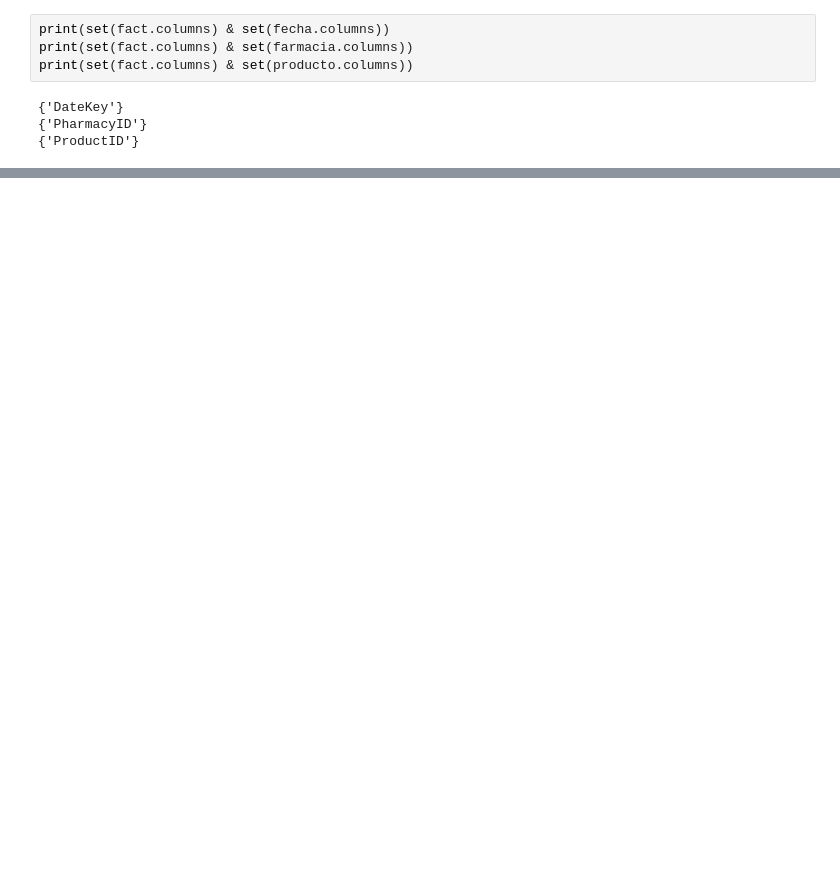
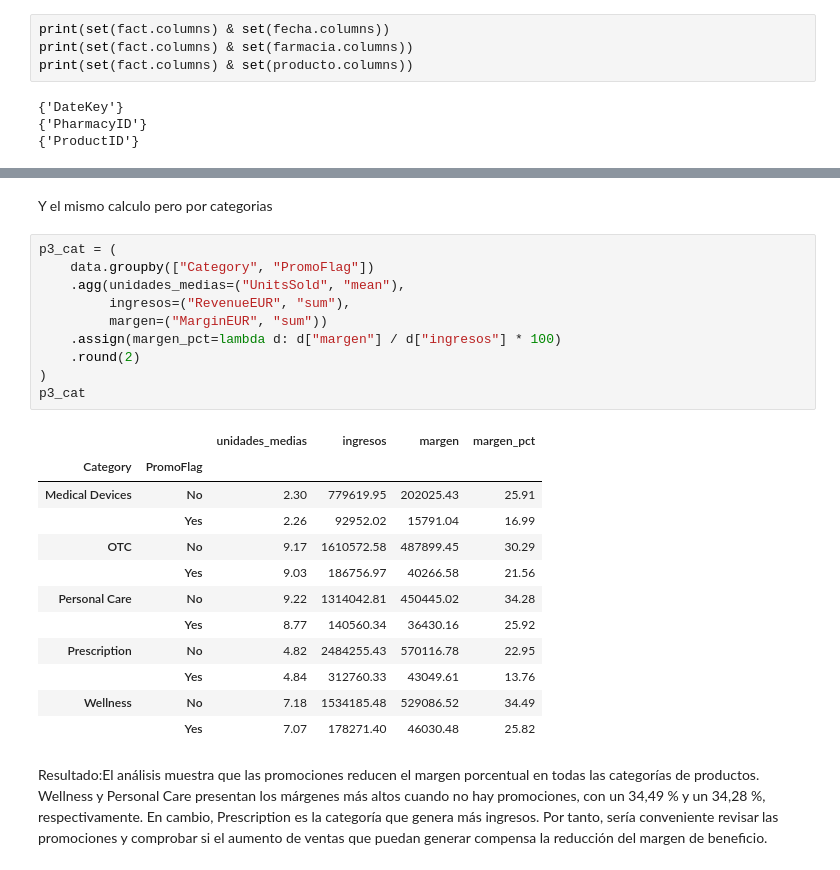
Before and after one commit to ai-somorrostro/pharmacy-sales-bigdata, a Jupyter notebook: notebook/01_exploracion.ipynb, the cells around one changed output, grey strips where cells are left out. Drawn from its saved outputs; the diff is of its cells as text; blank space fills up the shorter version.

```diff
--- a/notebook/01_exploracion.ipynb
+++ b/notebook/01_exploracion.ipynb
@@ -175,0 +376,27 @@ print(set(fact.columns) & set(producto.columns))
+# %% [markdown]
+Y el mismo calculo pero por categorias
+# %%
+p3_cat = (
+    data.groupby(["Category", "PromoFlag"])
+    .agg(unidades_medias=("UnitsSold", "mean"),
+         ingresos=("RevenueEUR", "sum"),
+         margen=("MarginEUR", "sum"))
+    .assign(margen_pct=lambda d: d["margen"] / d["ingresos"] * 100)
+    .round(2)
+)
+p3_cat
+# %% [output]
+|  |  | unidades_medias | ingresos | margen | margen_pct |
+| Category | PromoFlag |  |  |  |  |
+| Medical Devices | No | 2.30 | 779619.95 | 202025.43 | 25.91 |
+|  | Yes | 2.26 | 92952.02 | 15791.04 | 16.99 |
+| OTC | No | 9.17 | 1610572.58 | 487899.45 | 30.29 |
+|  | Yes | 9.03 | 186756.97 | 40266.58 | 21.56 |
+| Personal Care | No | 9.22 | 1314042.81 | 450445.02 | 34.28 |
+|  | Yes | 8.77 | 140560.34 | 36430.16 | 25.92 |
+| Prescription | No | 4.82 | 2484255.43 | 570116.78 | 22.95 |
+|  | Yes | 4.84 | 312760.33 | 43049.61 | 13.76 |
+| Wellness | No | 7.18 | 1534185.48 | 529086.52 | 34.49 |
+|  | Yes | 7.07 | 178271.40 | 46030.48 | 25.82 |
+# %% [markdown]
+Resultado:El análisis muestra que las promociones reducen el margen porcentual en todas las categorías de productos. Wellness y Personal Care presentan los márgenes más altos cuando no hay promociones, con un 34,49 % y un 34,28 %, respectivamente. En cambio, Prescription es la categoría que genera más ingresos. Por tanto, sería conveniente revisar las promociones y comprobar si el aumento de ventas que puedan generar compensa la reducción del margen de beneficio.
```
Also changed, not shown: parts of 21 cells of this notebook, 1 other file.
